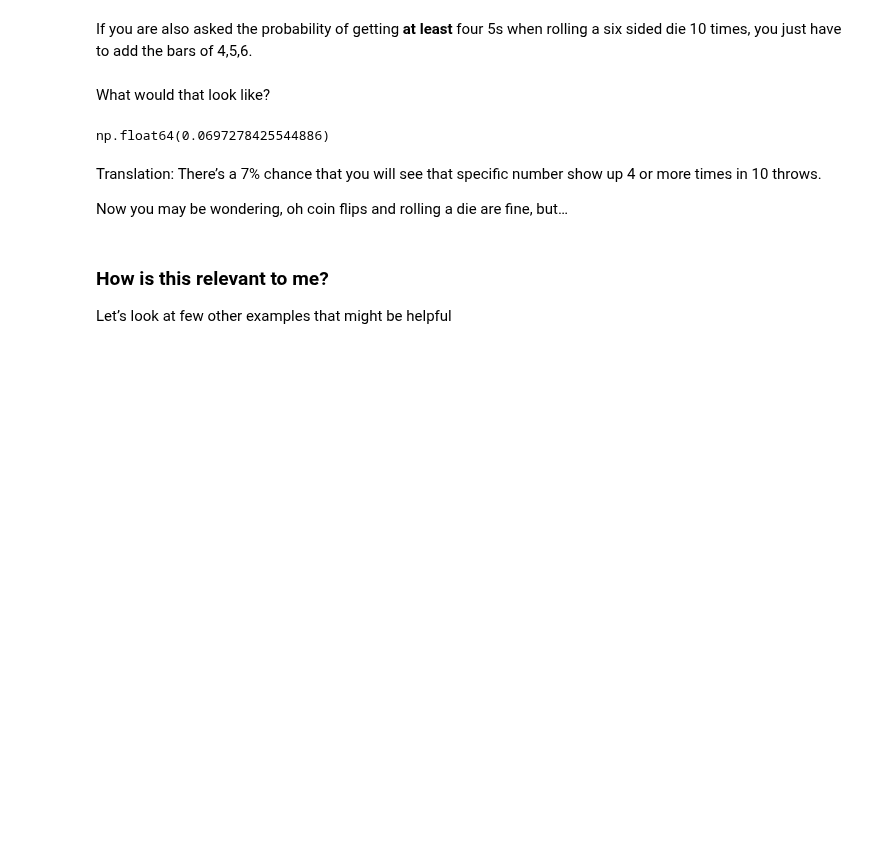
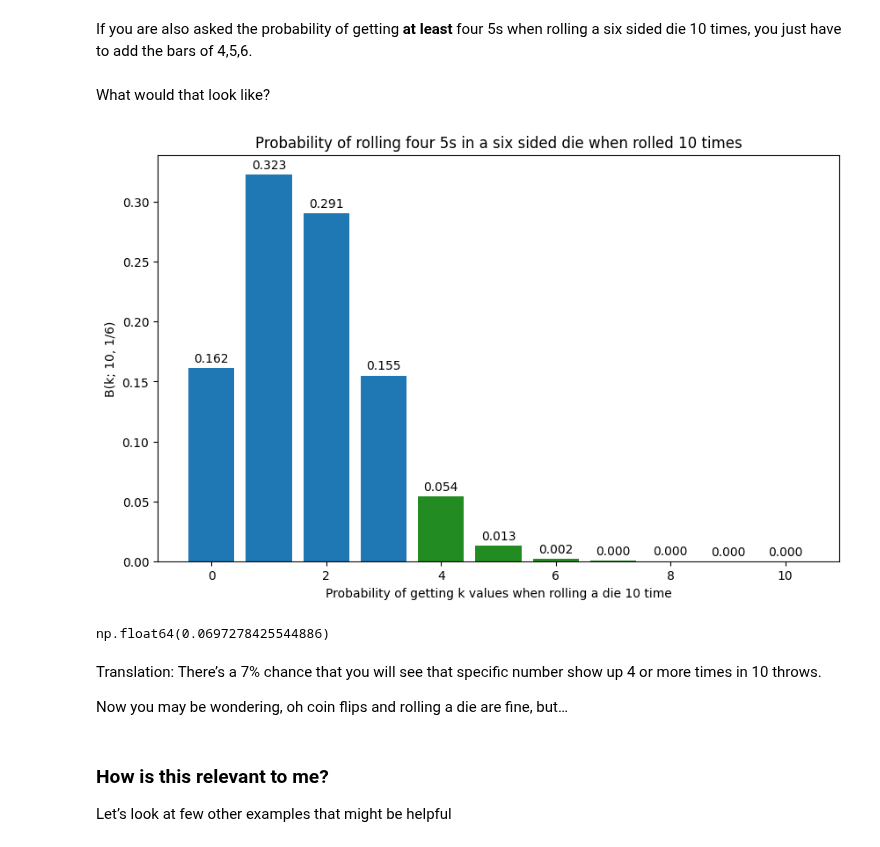
Before and after one commit to RohanRanshinge/causal-inference, a Jupyter notebook: zero-to-hero-bsts/PART_I-Bayesian-Statistics/04-Probability-Distributions-Binomial.ipynb, the cells around one changed output. Saved outputs shown, nothing was run; the diff lists cells and outputs as text; code cells hidden in the pictures; blank space fills up the shorter version.

```diff
--- a/zero-to-hero-bsts/PART_I-Bayesian-Statistics/04-Probability-Distributions-Binomial.ipynb
+++ b/zero-to-hero-bsts/PART_I-Bayesian-Statistics/04-Probability-Distributions-Binomial.ipynb
@@ -178,6 +203,50 @@ plt.show()
 If you are also asked the probability of getting **at least** four 5s when rolling a six sided die 10 times, you just have to add the bars of 4,5,6.
 # %% [markdown]
 What would that look like?
+# %%
+import matplotlib.pyplot as plt
+import numpy as np
+from scipy.stats import binom
+
+
+# Parameters for the binomial distribution
+n = 10  # Number of trials
+p = 1/6  # Probability of success
+
+
+# Generate the x-axis values
+x = np.arange(0, n + 1)
+
+
+# Calculate the probabilities for each number of rolls
+probs = binom.pmf(x, n, p)
+
+
+# Create the plot with a larger size
+plt.figure(figsize=(10, 6))  # Adjust the width and height as needed
+
+# Create a list of colors, highlighting the bar at x=4
+colors = ['tab:blue'] * len(x)
+colors[4] = 'forestgreen' # Set the color for x=4 to green
+colors[5] = 'forestgreen' # Set the color for x=5 to green
+colors[6] = 'forestgreen' # Set the color for x=6 to green
+colors[7] = 'forestgreen' # Set the color for x=7 to green
+
+plt.bar(x, probs, color=colors)
+
+
+# Add labels and title
+plt.xlabel("Probability of getting k values when rolling a die 10 time")
+plt.ylabel("B(k; 10, 1/6)")
+plt.title("Probability of rolling four 5s in a six sided die when rolled 10 times")
+
+# Add data labels on top of the bars
+for i, prob in enumerate(probs):
+    plt.text(x[i], prob + 0.005, f'{prob:.3f}', ha='center') # Add text slightly above the bar
+# Display the plot
+plt.show()
+# %% [output]
+[figure, added]
 # %%
 from scipy.stats import binom
 n = 10
```
Also changed, not shown: parts of 5 cells of this notebook.
